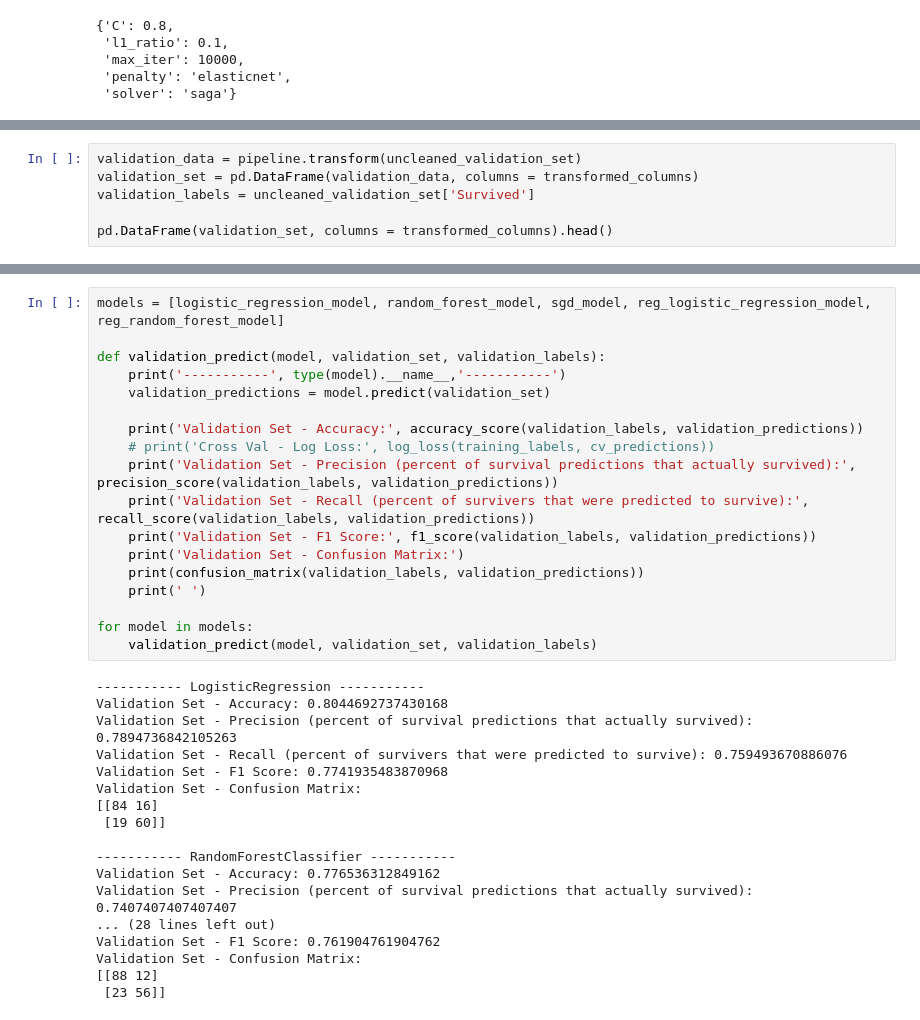
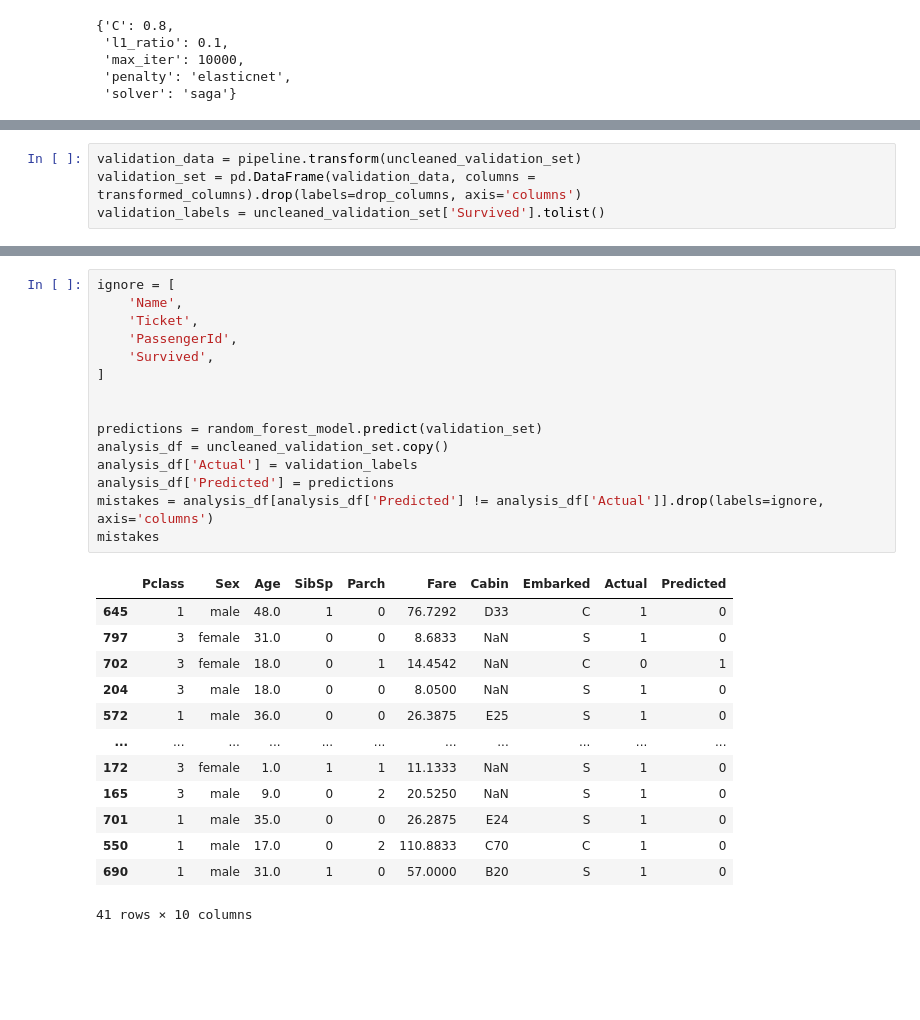
Before and after one commit to amihays/titanic, a Jupyter notebook: data_exploration.ipynb, the cells around one changed output, grey strips where cells are left out. Drawn from its saved outputs; the diff is of its cells as text; blank space fills up the shorter version.

```diff
--- a/data_exploration.ipynb
+++ b/data_exploration.ipynb
@@ -715,7 +918,5 @@ for mean_score, params in sorted(zipped, key=lambda tup: -tup[0]):
 # %%
 validation_data = pipeline.transform(uncleaned_validation_set)
-validation_set = pd.DataFrame(validation_data, columns = transformed_columns)
-validation_labels = uncleaned_validation_set['Survived']
-
-pd.DataFrame(validation_set, columns = transformed_columns).head()
+validation_set = pd.DataFrame(validation_data, columns = transformed_columns).drop(labels=drop_columns, axis='columns')
+validation_labels = uncleaned_validation_set['Survived'].tolist()
 # %% [output]
@@ -747,36 +973,29 @@ Validation Set - Confusion Matrix:
-# %%
-models = [logistic_regression_model, random_forest_model, sgd_model, reg_logistic_regression_model, reg_random_forest_model]
-
-def validation_predict(model, validation_set, validation_labels):
-    print('-----------', type(model).__name__,'-----------')
-    validation_predictions = model.predict(validation_set)
-
-    print('Validation Set - Accuracy:', accuracy_score(validation_labels, validation_predictions))
-    # print('Cross Val - Log Loss:', log_loss(training_labels, cv_predictions))
-    print('Validation Set - Precision (percent of survival predictions that actually survived):', precision_score(validation_labels, validation_predictions))
-    print('Validation Set - Recall (percent of survivers that were predicted to survive):', recall_score(validation_labels, validation_predictions))
-    print('Validation Set - F1 Score:', f1_score(validation_labels, validation_predictions))
-    print('Validation Set - Confusion Matrix:')
-    print(confusion_matrix(validation_labels, validation_predictions))
-    print(' ')
-
-for model in models:
-    validation_predict(model, validation_set, validation_labels)
-# %% [output]
------------ LogisticRegression -----------
-Validation Set - Accuracy: 0.8044692737430168
-Validation Set - Precision (percent of survival predictions that actually survived): 0.7894736842105263
-Validation Set - Recall (percent of survivers that were predicted to survive): 0.759493670886076
-Validation Set - F1 Score: 0.7741935483870968
-Validation Set - Confusion Matrix:
-[[84 16]
- [19 60]]
-
------------ RandomForestClassifier -----------
-Validation Set - Accuracy: 0.776536312849162
-Validation Set - Precision (percent of survival predictions that actually survived): 0.7407407407407407
-... (28 lines left out)
-Validation Set - F1 Score: 0.761904761904762
-Validation Set - Confusion Matrix:
-[[88 12]
- [23 56]]
+# %%
+ignore = [
+    'Name',
+    'Ticket',
+    'PassengerId',
+    'Survived',
+]
+
+
+predictions = random_forest_model.predict(validation_set)
+analysis_df = uncleaned_validation_set.copy()
+analysis_df['Actual'] = validation_labels
+analysis_df['Predicted'] = predictions
+mistakes = analysis_df[analysis_df['Predicted'] != analysis_df['Actual']].drop(labels=ignore, axis='columns')
+mistakes
+# %% [output]
+|  | Pclass | Sex | Age | SibSp | Parch | Fare | Cabin | Embarked | Actual | Predicted |
+| 645 | 1 | male | 48.0 | 1 | 0 | 76.7292 | D33 | C | 1 | 0 |
+| 797 | 3 | female | 31.0 | 0 | 0 | 8.6833 | NaN | S | 1 | 0 |
+| 702 | 3 | female | 18.0 | 0 | 1 | 14.4542 | NaN | C | 0 | 1 |
+| 204 | 3 | male | 18.0 | 0 | 0 | 8.0500 | NaN | S | 1 | 0 |
+| 572 | 1 | male | 36.0 | 0 | 0 | 26.3875 | E25 | S | 1 | 0 |
+| ... | ... | ... | ... | ... | ... | ... | ... | ... | ... | ... |
+| 172 | 3 | female | 1.0 | 1 | 1 | 11.1333 | NaN | S | 1 | 0 |
+| 165 | 3 | male | 9.0 | 0 | 2 | 20.5250 | NaN | S | 1 | 0 |
+| 701 | 1 | male | 35.0 | 0 | 0 | 26.2875 | E24 | S | 1 | 0 |
+| 550 | 1 | male | 17.0 | 0 | 2 | 110.8833 | C70 | C | 1 | 0 |
+| 690 | 1 | male | 31.0 | 1 | 0 | 57.0000 | B20 | S | 1 | 0 |
+41 rows × 10 columns
```
Also changed, not shown: parts of 30 cells of this notebook, 5 other files.
